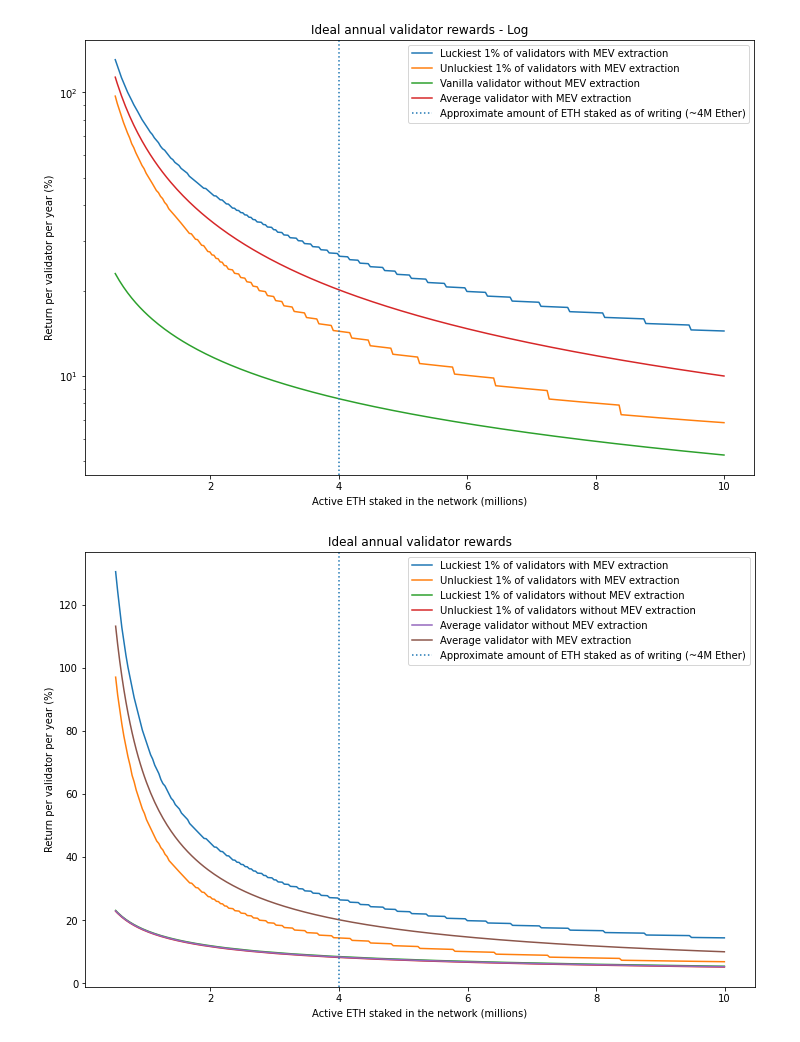
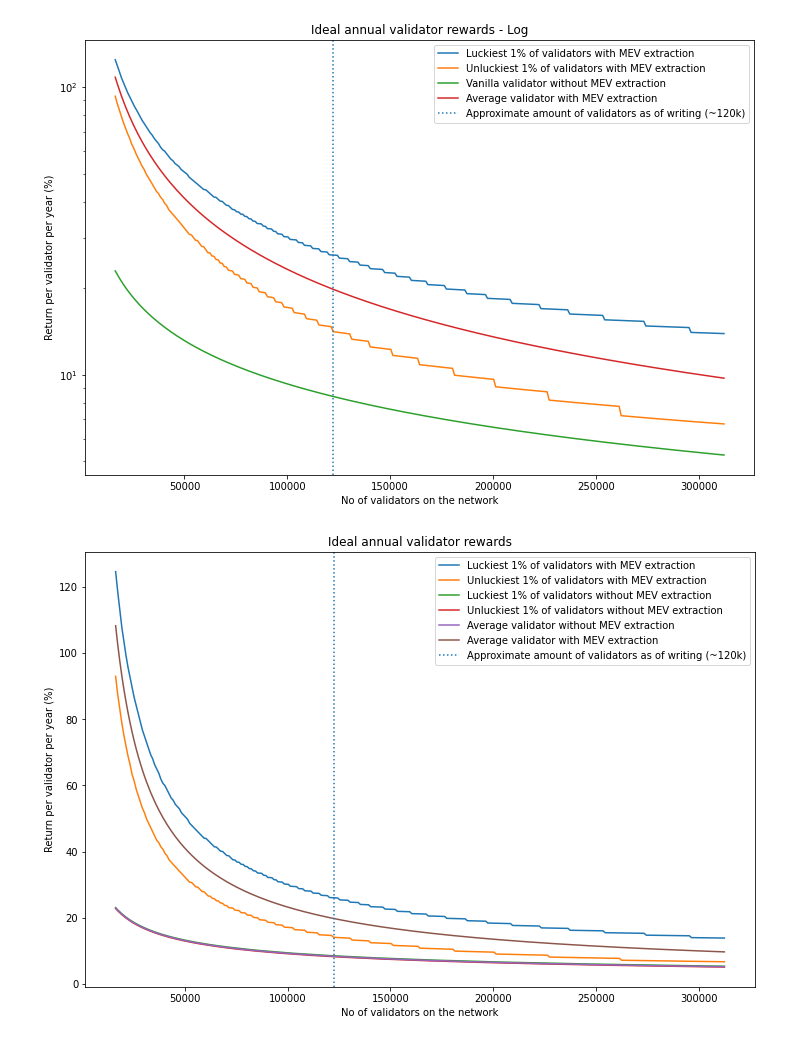
Before and after one commit to taarushv/eth2-mev-rewards, a Jupyter notebook: eth2-mev-calc.ipynb, the cells around one changed output. Saved outputs shown, nothing was run; the diff lists cells and outputs as text; code cells hidden in the pictures.

Commit message:
more charts

```diff
--- a/eth2-mev-calc.ipynb
+++ b/eth2-mev-calc.ipynb
@@ -24,9 +24,10 @@ def unluckiest_one_percent_blocks_proposed(no_of_validators):
 def luckiest_one_percent_blocks_proposed(no_of_validators):
     return binom.ppf([0.99],31556952/12,1/no_of_validators)
 
-avg_mev_reward_per_block = 0.18 # inferring from flashbots activity
+avg_mev_reward_per_block = 0.17 # inferring from flashbots activity
 lower_bound_for_active_staked_eth = 524288 # required for ETH2 to start
 upper_bound_for_active_staked_eth = 10e6 # 10M
+validators_on_the_network_today = 122435 # april 22
 # %%
 # Yearly, blocks proposed by unluckiest 1%, median, and luckiest 1% of validators.
 n_validators = [524288 // 32, 50000, 100000, 120000, 150000, 200000, 250000, 300000, 10000000 // 32]
@@ -256,18 +314,18 @@ for i in range(len(full_reward)):
 
 fig, ax = plt.subplots(figsize=(12, 8))
 
-ax.plot([n * 32e-6 for n in n_validators], [100 * r / 32 for r in u_reward] , label='Luckiest 1% of validators with MEV extraction')
-ax.plot([n * 32e-6 for n in n_validators], [100 * r / 32 for r in l_reward], label='Unluckiest 1% of validators with MEV extraction')
-ax.plot([n * 32e-6 for n in n_validators], [100 * r / 32 for r in full_reward], label='Vanilla validator without MEV extraction')
-ax.plot([n * 32e-6 for n in n_validators], [100 * r / 32 for r in full_reward_with_mev], label='Average validator with MEV extraction')
-ax.set_xlabel('Active ETH staked in the network (millions)')
+ax.plot([n for n in n_validators], [100 * r / 32 for r in u_reward] , label='Luckiest 1% of validators with MEV extraction')
+ax.plot([n for n in n_validators], [100 * r / 32 for r in l_reward], label='Unluckiest 1% of validators with MEV extraction')
+ax.plot([n for n in n_validators], [100 * r / 32 for r in full_reward], label='Vanilla validator without MEV extraction')
+ax.plot([n for n in n_validators], [100 * r / 32 for r in full_reward_with_mev], label='Average validator with MEV extraction')
+ax.set_xlabel('No of validators on the network')
 ax.set_ylabel('Return per validator per year (%)')
-plt.axvline(x=4, linestyle="dotted", label="Approximate amount of ETH staked as of writing (~4M Ether)")
+plt.axvline(x=validators_on_the_network_today, linestyle="dotted", label="Approximate amount of validators as of writing (~120k)")
 ax.set_title('Ideal annual validator rewards - Log')
 ax.set_yscale("log")
 leg = ax.legend()
 # %% [output]
-[figure, old version]
+[figure, new version]
 # %%
 # plot ideal ETH staking return with interpercentile range
 # TODO: decide if we want to make it log or not (to show distinction on non-MEV returns)
@@ -283,42 +341,42 @@ mean_bpo = [float(binom.mean(31556952/12, 1/n)) for n in n_validators]
 u_bpo = [int(binom.ppf(0.99,31556952/12, 1/n)) for n in n_validators]
 
 
 full_reward_with_mev = [(4 * annualised_base_reward(n)+ (avg_mev_reward_per_block * average_blocks_proposed_per_year(n))) for n in n_validators]
 
 # calculate lower and upper quartiles for ideal reward, based on block proposal opportunties
 l_reward, u_reward = [], [] # With MEV
 for i in range(len(full_reward)):
     r_att = attestation_reward[i]
     r_inc = inclusion_reward[i]
     l_reward.append(r_att + r_inc * ((7/8) + (1/8) * l_bpo[i] / mean_bpo[i]))
     l_reward[i] = l_reward[i] + (l_bpo[i] * avg_mev_reward_per_block)
     u_reward.append(r_att + r_inc * ((7/8) + (1/8) * u_bpo[i] / mean_bpo[i]))
     u_reward[i] = u_reward[i] + (u_bpo[i] * avg_mev_reward_per_block)
 
 l_reward_without_mev, u_reward_without_mev = [], []
 for i in range(len(full_reward)):
     r_att = attestation_reward[i]
     r_inc = inclusion_reward[i]
     l_reward_without_mev.append(r_att + r_inc * ((7/8) + (1/8) * l_bpo[i] / mean_bpo[i]))
     u_reward_without_mev.append(r_att + r_inc * ((7/8) + (1/8) * u_bpo[i] / mean_bpo[i]))
 
 
 fig, ax = plt.subplots(figsize=(12, 8))
 
-ax.plot([n * 32e-6 for n in n_validators], [100 * r / 32 for r in u_reward] , label='Luckiest 1% of validators with MEV extraction')
-ax.plot([n * 32e-6 for n in n_validators], [100 * r / 32 for r in l_reward], label='Unluckiest 1% of validators with MEV extraction')
-ax.plot([n * 32e-6 for n in n_validators], [100 * r / 32 for r in u_reward_without_mev] , label='Luckiest 1% of validators without MEV extraction')
-ax.plot([n * 32e-6 for n in n_validators], [100 * r / 32 for r in l_reward_without_mev], label='Unluckiest 1% of validators without MEV extraction')
-ax.plot([n * 32e-6 for n in n_validators], [100 * r / 32 for r in full_reward], label='Average validator without MEV extraction')
-ax.plot([n * 32e-6 for n in n_validators], [100 * r / 32 for r in full_reward_with_mev], label='Average validator with MEV extraction')
-ax.set_xlabel('Active ETH staked in the network (millions)')
+ax.plot([n for n in n_validators], [100 * r / 32 for r in u_reward] , label='Luckiest 1% of validators with MEV extraction')
+ax.plot([n for n in n_validators], [100 * r / 32 for r in l_reward], label='Unluckiest 1% of validators with MEV extraction')
+ax.plot([n for n in n_validators], [100 * r / 32 for r in u_reward_without_mev] , label='Luckiest 1% of validators without MEV extraction')
+ax.plot([n for n in n_validators], [100 * r / 32 for r in l_reward_without_mev], label='Unluckiest 1% of validators without MEV extraction')
+ax.plot([n for n in n_validators], [100 * r / 32 for r in full_reward], label='Average validator without MEV extraction')
+ax.plot([n for n in n_validators], [100 * r / 32 for r in full_reward_with_mev], label='Average validator with MEV extraction')
+ax.set_xlabel('No of validators on the network')
 ax.set_ylabel('Return per validator per year (%)')
-plt.axvline(x=4, linestyle="dotted", label="Approximate amount of ETH staked as of writing (~4M Ether)")
+plt.axvline(x=validators_on_the_network_today, linestyle="dotted", label="Approximate amount of validators as of writing (~120k)")
 ax.set_title('Ideal annual validator rewards')
 #ax.set_yscale("log")
 leg = ax.legend();
 # %% [output]
-[figure, old version]
+[figure, new version]
 # %%
 # Perfect validator on an Imperfect Network
 
```
Also changed, not shown: parts of 10 cells of this notebook, 2 other files.
